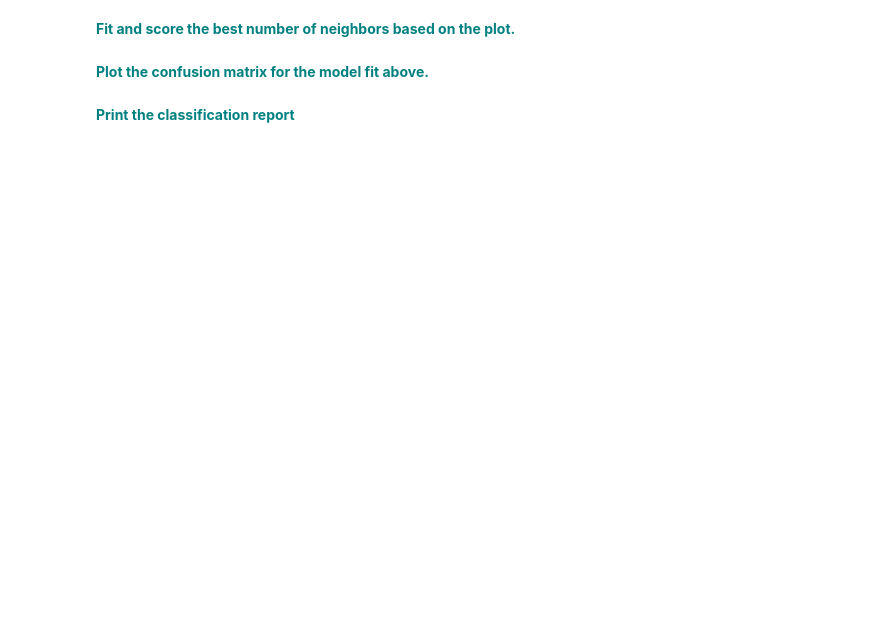
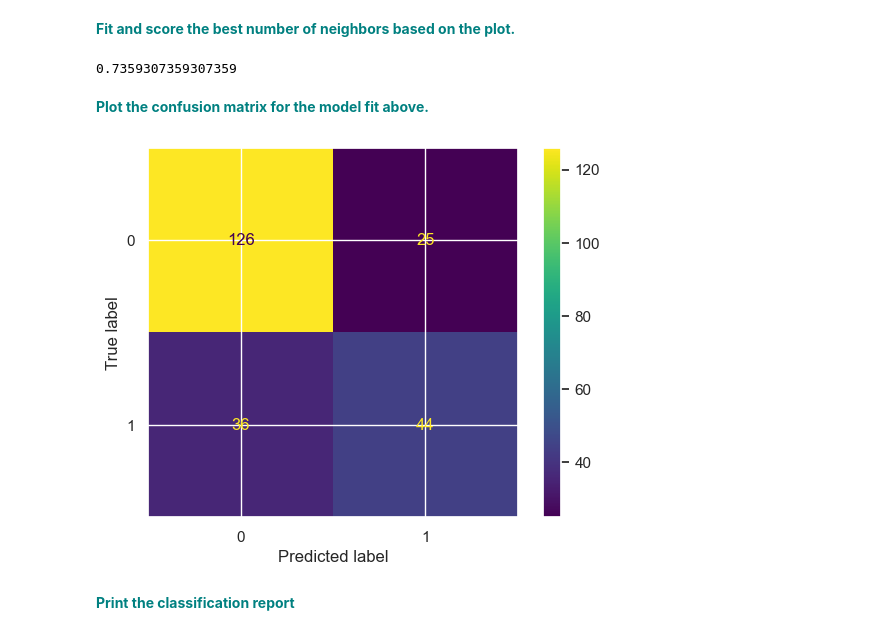
Before and after one commit to MsEM11/GridSearchKNN, a Jupyter notebook: GridSearchKNN_Case_Study.ipynb, the cells around one changed output. Saved outputs shown, nothing was run; the diff lists cells and outputs as text; code cells hidden in the pictures; blank space fills up the shorter version.

```diff
--- a/GridSearchKNN_Case_Study.ipynb
+++ b/GridSearchKNN_Case_Study.ipynb
@@ -193,10 +193,22 @@ p = sns.lineplot(x=range(1,10),y=test_scores,marker='o',label='Test Score')
 # %% [markdown]
 **<font color='teal'> Fit and score the best number of neighbors based on the plot. </font>**
+# %%
+knn = KNeighborsClassifier(8)
+knn.fit(X_train, y_train)
+knn.score(X_test, y_test)
+# %% [output]
+0.7359307359307359
 # %%
 from sklearn.metrics import confusion_matrix
 y_pred = knn.predict(X_test)
 pl = confusion_matrix(y_test,y_pred)
 # %% [markdown]
 **<font color='teal'> Plot the confusion matrix for the model fit above. </font>**
+# %%
+from sklearn.metrics import ConfusionMatrixDisplay
+ConfusionMatrixDisplay(pl).plot()
+plt.show()
+# %% [output]
+[figure, added]
 # %% [markdown]
 **<font color='teal'> Print the classification report </font>**
```
Also changed, not shown: parts of 5 cells of this notebook.
